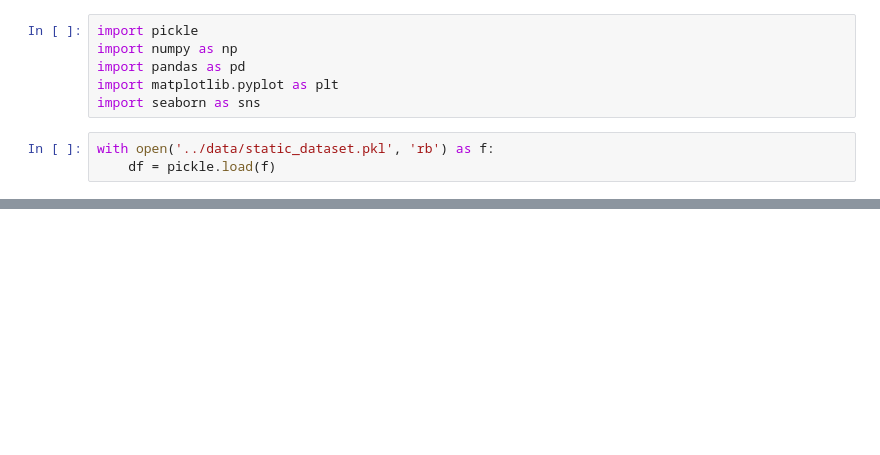
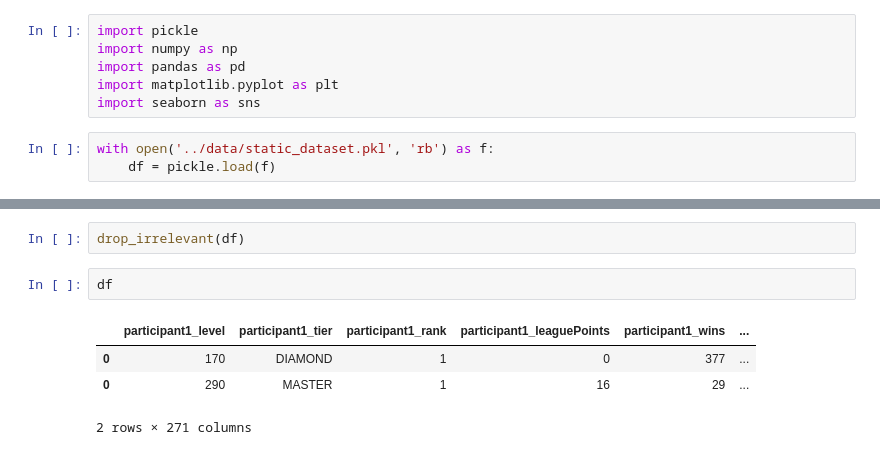
Before and after one commit to MoritzPalm/LeagueOfLegendsWinPrediction, a Jupyter notebook: Exploration/explore_data.ipynb, the cells around one changed output, grey strips where cells are left out. Saved outputs shown, nothing was run; the diff lists cells and outputs as text; blank space fills up the shorter version.

```diff
--- a/Exploration/explore_data.ipynb
+++ b/Exploration/explore_data.ipynb
@@ -65,0 +113,9 @@ sns.heatmap(df.corr())
+# %%
+drop_irrelevant(df)
+# %%
+df
+# %% [output]
+|  | participant1_level | participant1_tier | participant1_rank | participant1_leaguePoints | participant1_wins | ... |
+| 0 | 170 | DIAMOND | 1 | 0 | 377 | ... |
+| 0 | 290 | MASTER | 1 | 16 | 29 | ... |
+2 rows × 271 columns
```
Also changed, not shown: parts of 16 cells of this notebook, 2 other files.
